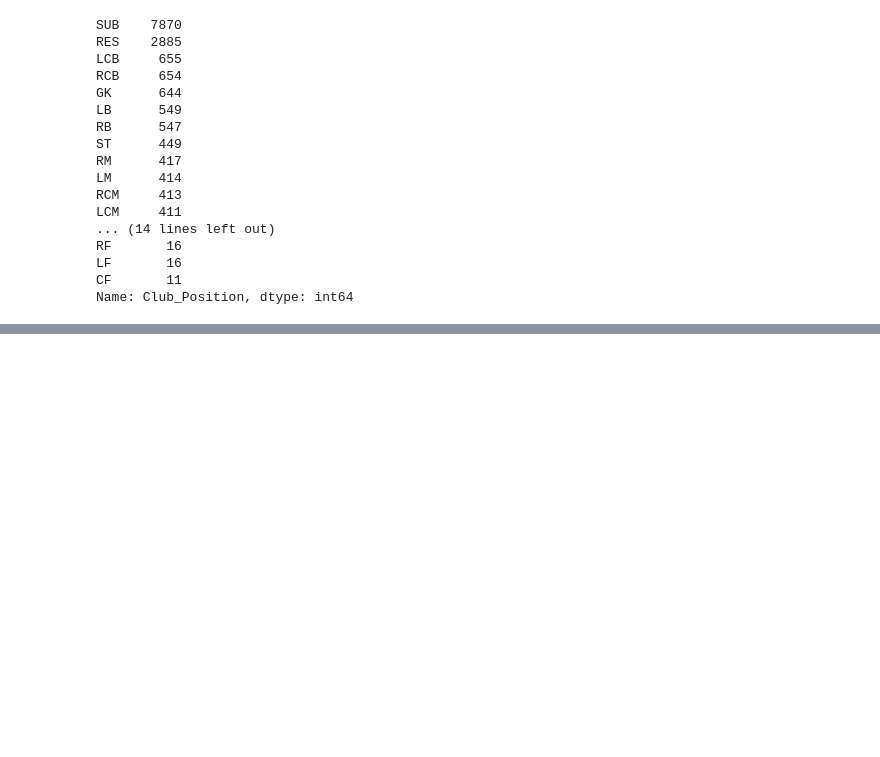
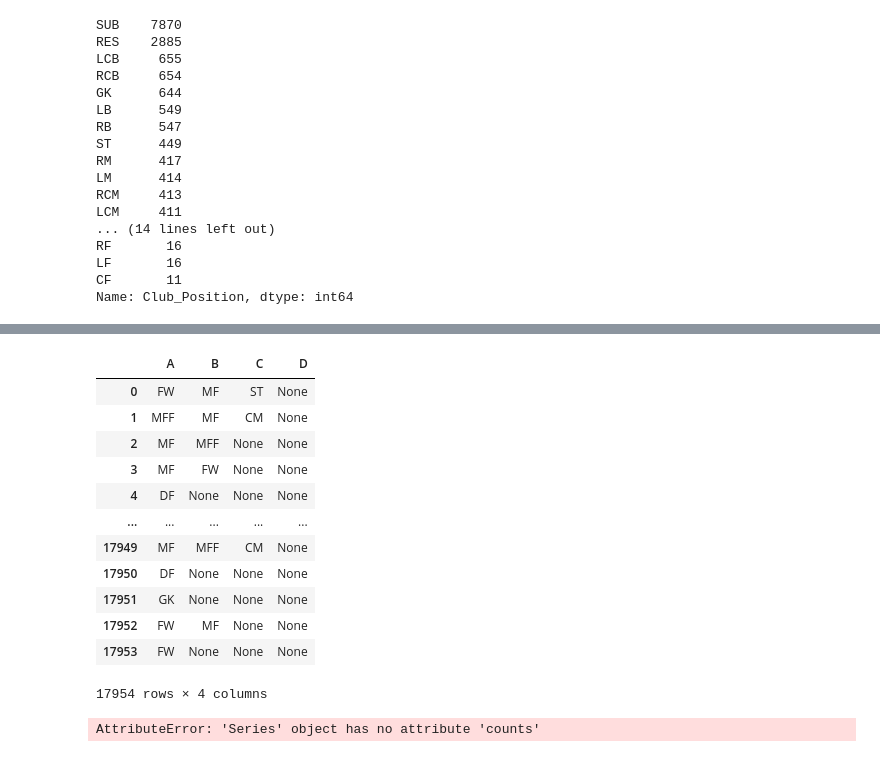
Before and after one commit to mshariqnaeem/FIFA_PlayerValue_ML, a Jupyter notebook: Fifa_ETL.ipynb, the cells around one changed output, grey strips where cells are left out. Drawn from its saved outputs; the diff is of its cells as text; code cells hidden in the pictures; blank space fills up the shorter version.

```diff
--- a/Fifa_ETL.ipynb
+++ b/Fifa_ETL.ipynb
@@ -189,0 +262,42 @@ Name: Club_Position, dtype: int64
+# %%
+# Condition Change
+split_positions['B'] = split_positions['B'].str.replace('CF','FW')
+split_positions['B'] = split_positions['B'].str.replace('RF','FW')
+split_positions['B'] = split_positions['B'].str.replace('LF','FW')
+split_positions['B'] = split_positions['B'].str.replace('ST','FW')
+split_positions['B'] = split_positions['B'].str.replace('AM','MF')
+split_positions['B'] = split_positions['B'].str.replace('CM','MF')
+split_positions['B'] = split_positions['B'].str.replace('CAM','MF')
+split_positions['B'] = split_positions['B'].str.replace('CDM','MF')
+split_positions['B'] = split_positions['B'].str.replace('LM','MF')
+split_positions['B'] = split_positions['B'].str.replace('RM','MF')
+split_positions['B'] = split_positions['B'].str.replace('RW','MF')
+split_positions['B'] = split_positions['B'].str.replace('LW','MF')
+split_positions['B'] = split_positions['B'].str.replace('DM','MF')
+split_positions['B'] = split_positions['B'].str.replace('SW','DF')
+split_positions['B'] = split_positions['B'].str.replace('RWB','DF')
+split_positions['B'] = split_positions['B'].str.replace('LWB','DF')
+split_positions['B'] = split_positions['B'].str.replace('RB','DF')
+split_positions['B'] = split_positions['B'].str.replace('LB','DF')
+split_positions['B'] = split_positions['B'].str.replace('RB','DF')
+split_positions['B'] = split_positions['B'].str.replace('CB','DF')
+split_positions
+# %% [output]
+|  | A | B | C | D |
+| 0 | FW | MF | ST | None |
+| 1 | MFF | MF | CM | None |
+| 2 | MF | MFF | None | None |
+| 3 | MF | FW | None | None |
+| 4 | DF | None | None | None |
+| ... | ... | ... | ... | ... |
+| 17949 | MF | MFF | CM | None |
+| 17950 | DF | None | None | None |
+| 17951 | GK | None | None | None |
+| 17952 | FW | MF | None | None |
+| 17953 | FW | None | None | None |
+17954 rows × 4 columns
+# %%
+split_positions['A'].value_counts()
+split_positions['A'].
+# %% [output]
+AttributeError: 'Series' object has no attribute 'counts'
```
Also changed, not shown: parts of 11 cells of this notebook, 4 other files.
